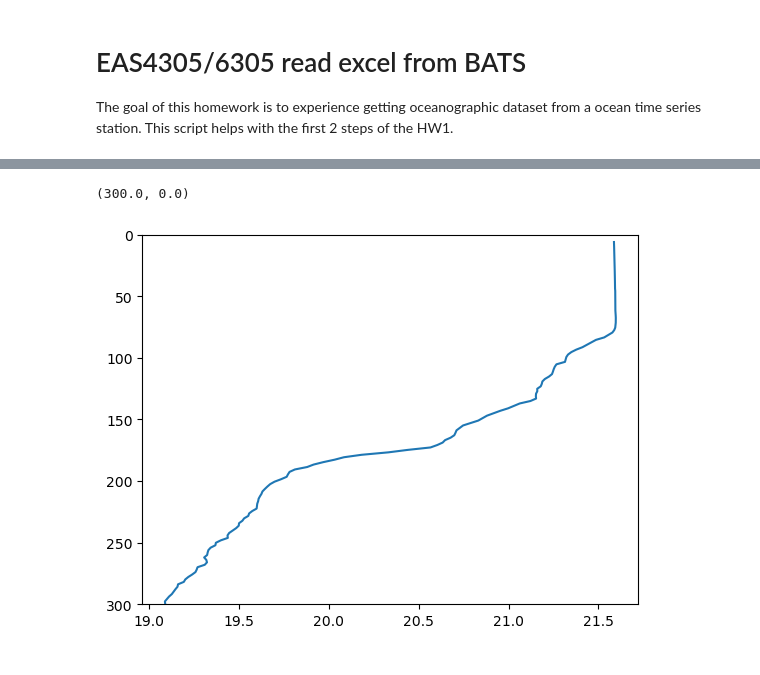
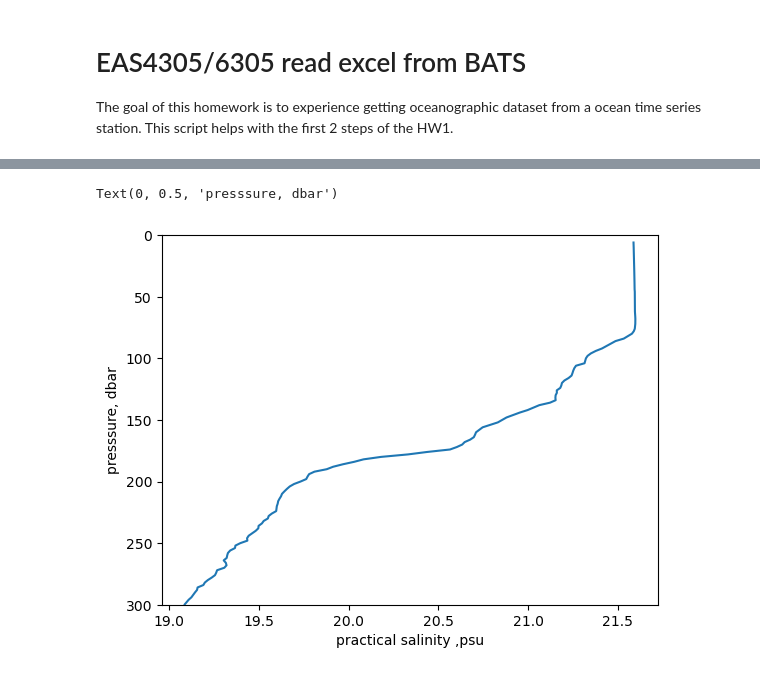
Before and after one commit to takaito1/easX305_F2023, a Jupyter notebook: week1/read_excel_from_BATS.ipynb, the cells around one changed output, grey strips where cells are left out. Drawn from its saved outputs; the diff is of its cells as text; code cells hidden in the pictures.

```diff
--- a/week1/read_excel_from_BATS.ipynb
+++ b/week1/read_excel_from_BATS.ipynb
@@ -9,12 +9,10 @@ import gsw
 import pandas as pd
 # %%
 # Step 1 download data from BATS and create data vectors
-df=pd.read_excel('b10331_ctd.xls')
-data=df.to_numpy()
-castid=data[:,0]
-lat=data[:,3]
-lon=-data[:,4] # longitude is in degree W so it should be negative
-dep=data[:,5]
-p=data[:,6]
-t=data[:,7]
-sp=data[:,9]
+# define headers first (since the excel sheet doesn't have one)
+headers=['castid','dyear','date','lat','lon','pres','depth',
+         'temperature','cond','salinity','DO','beam','fluo','PAR']
+# read in the excel file
+df=pd.read_excel('b10331_ctd.xls',names=headers)
+# display the overview of the contents of the excel sheet
+df
@@ -21,3 +33,11 @@ sp=data[:,9]
+# %%
+castid=df['castid'].to_numpy()
+lat=df['lat'].to_numpy()
+lon=df['castid'].to_numpy()*(-1) # longitude is in degree W so it should be negative
+dep=df['depth'].to_numpy()
+p=df['pres'].to_numpy()
+t=df['temperature'].to_numpy()
+sp=df['salinity'].to_numpy()
 # %%
 # Step 2 select cast2
 ca=(castid == 10331002)
@@ -26,6 +46,8 @@ t2=t[ca] # t2 contains temperature from cast 2
 # %%
 plt.plot(t2,p2)
 plt.ylim(300,0)
+plt.xlabel('practical salinity ,psu')
+plt.ylabel('presssure, dbar')
 # %% [output]
-(300.0, 0.0)
+Text(0, 0.5, 'presssure, dbar')
-[figure, old version]
+[figure, new version]
```
Also changed, not shown: parts of 1 cell of this notebook.
